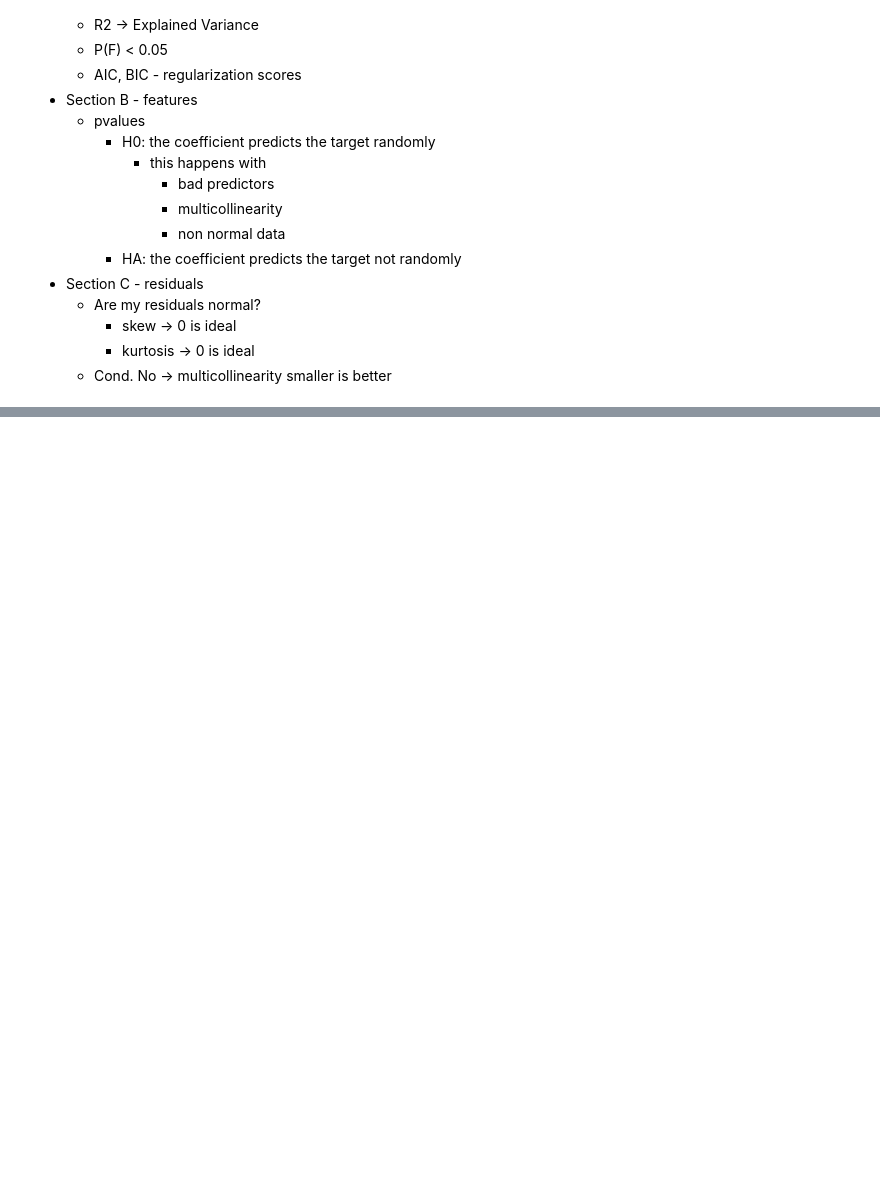
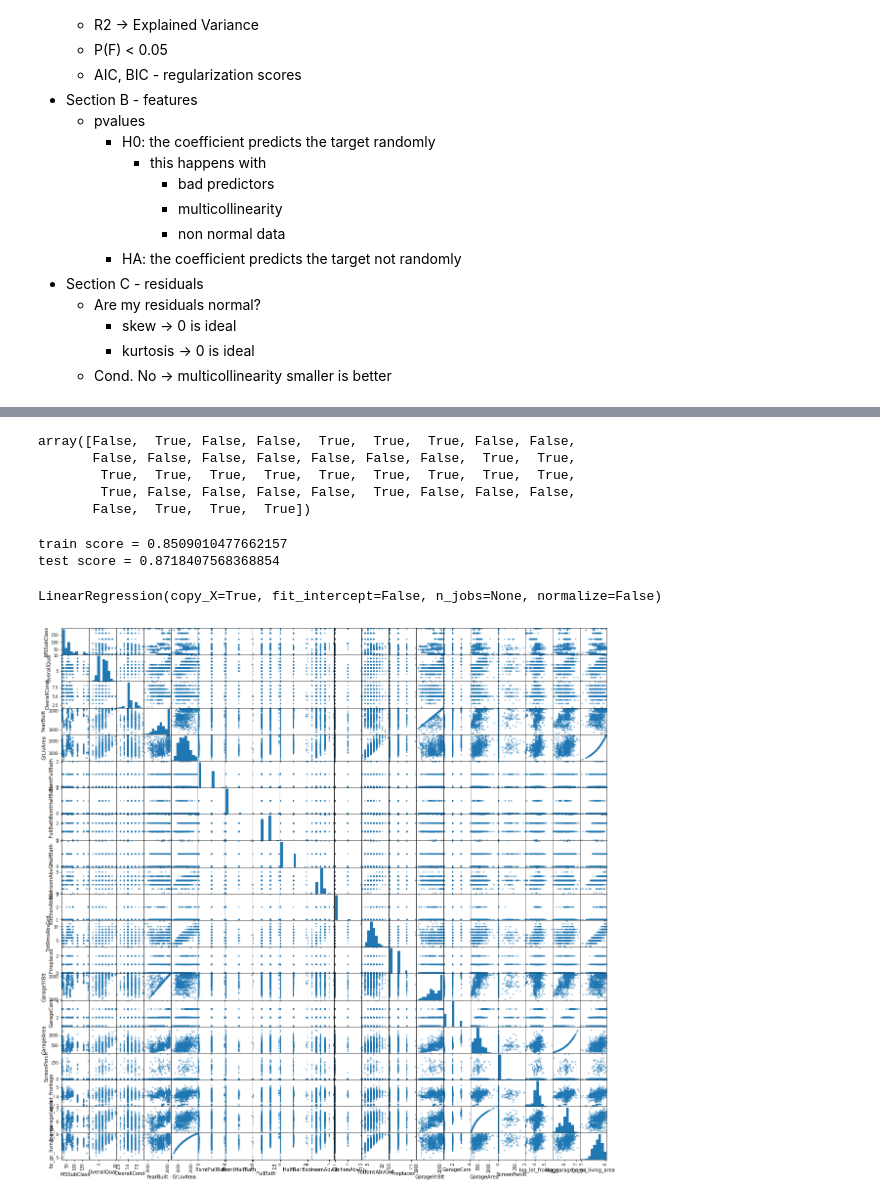
Before and after one commit to erdosn/mod2-sec18-linear-regression, a Jupyter notebook: linear-regression.ipynb, the cells around one changed output, grey strips where cells are left out. Saved outputs shown, nothing was run; the diff lists cells and outputs as text; code cells hidden in the pictures; blank space fills up the shorter version.

```diff
--- a/linear-regression.ipynb
+++ b/linear-regression.ipynb
@@ -517,0 +823,3 @@ Warnings:
+# %%
+X_all = final_df.drop(columns=['SalePrice'])
+rfe.fit(X_all, y)
@@ -517,0 +850,23 @@ Warnings:
+# %%
+rfe.support_
+# %% [output]
+array([False,  True, False, False,  True,  True,  True, False, False,
+       False, False, False, False, False, False, False,  True,  True,
+        True,  True,  True,  True,  True,  True,  True,  True,  True,
+        True, False, False, False, False,  True, False, False, False,
+       False,  True,  True,  True])
+# %%
+new_cols = X_all.columns[rfe.support_]
+# %%
+X_new = final_df[new_cols]
+# %%
+make_ols_sklearn(X_new, y)
+# %% [output]
+train score = 0.8509010477662157
+test score = 0.8718407568368854
+LinearRegression(copy_X=True, fit_intercept=False, n_jobs=None, normalize=False)
+# %%
+pd.plotting.scatter_matrix(X_new, figsize=(20, 20))
+plt.show()
+# %% [output]
+[figure, added]
```
Also changed, not shown: parts of 56 cells of this notebook, 7 other files.
